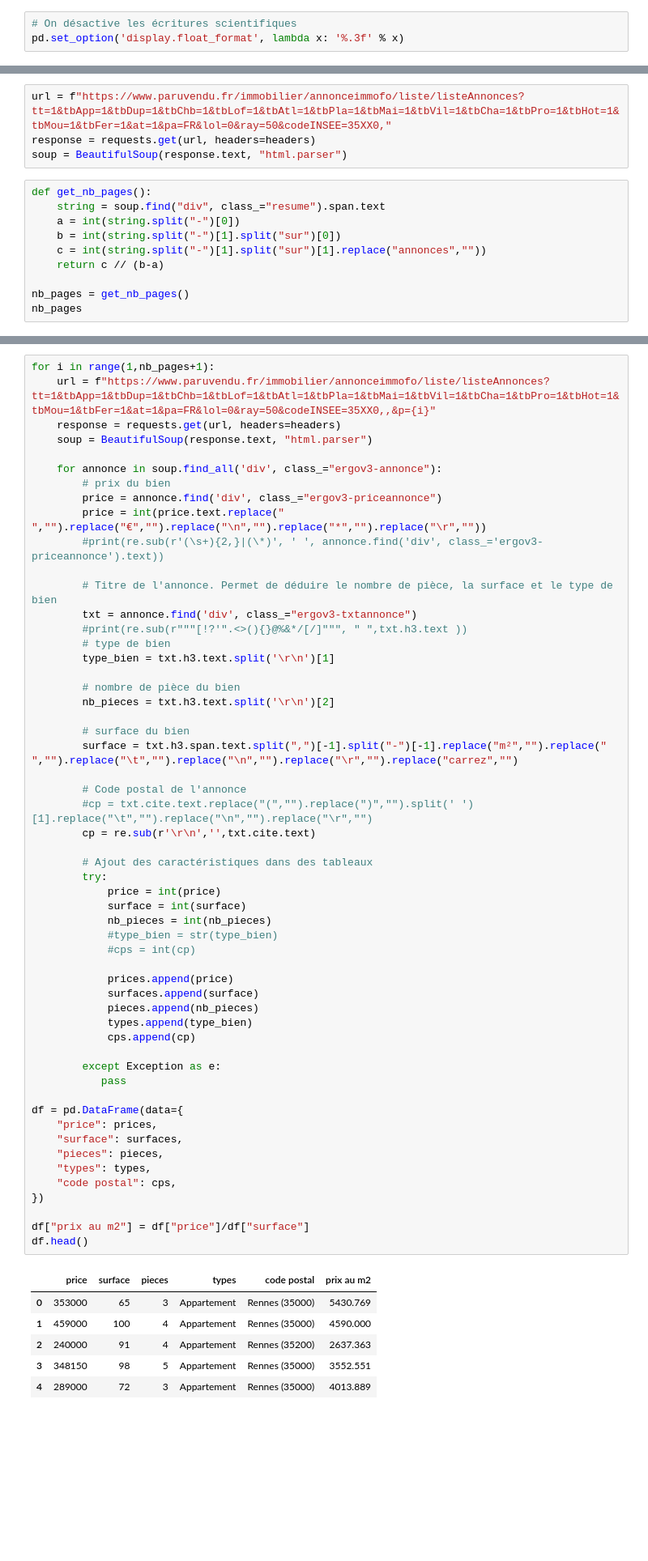
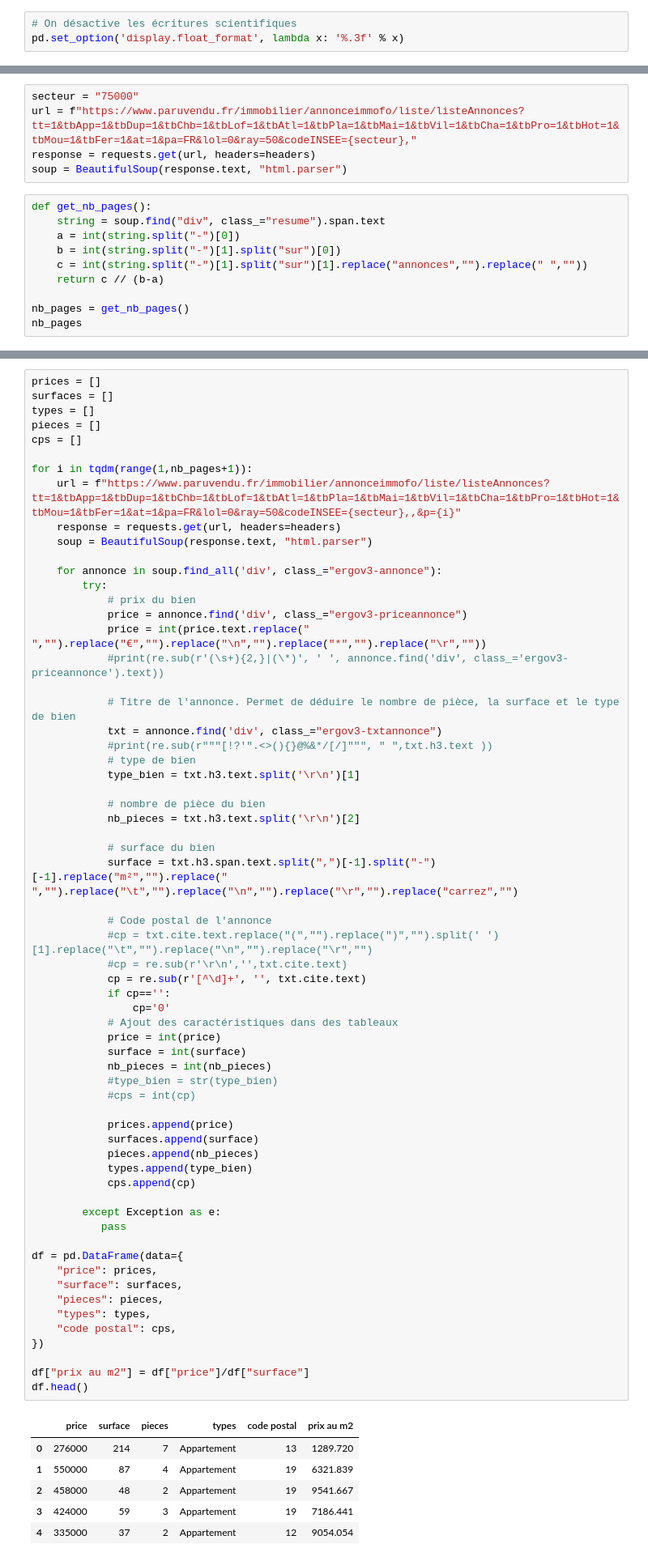
Before and after one commit to aandre35/real-estate-scraping, a Jupyter notebook: paru_vendu.ipynb, the cells around one changed output, grey strips where cells are left out. Shown at 81% size. Cells and saved outputs as stored; diff of their text form; blank space fills up the shorter version.

```diff
--- a/paru_vendu.ipynb
+++ b/paru_vendu.ipynb
@@ -22,7 +19,8 @@ headers = {
     'User-Agent': 'Mozilla/5.0 (Macintosh; Intel Mac OS X 10_10_1) AppleWebKit/537.36 (KHTML, like Gecko) Chrome/39.0.2171.95 Safari/537.36'
 }
 # %%
-url = f"https://www.paruvendu.fr/immobilier/annonceimmofo/liste/listeAnnonces?tt=1&tbApp=1&tbDup=1&tbChb=1&tbLof=1&tbAtl=1&tbPla=1&tbMai=1&tbVil=1&tbCha=1&tbPro=1&tbHot=1&tbMou=1&tbFer=1&at=1&pa=FR&lol=0&ray=50&codeINSEE=35XX0,"
+secteur = "75000"
+url = f"https://www.paruvendu.fr/immobilier/annonceimmofo/liste/listeAnnonces?tt=1&tbApp=1&tbDup=1&tbChb=1&tbLof=1&tbAtl=1&tbPla=1&tbMai=1&tbVil=1&tbCha=1&tbPro=1&tbHot=1&tbMou=1&tbFer=1&at=1&pa=FR&lol=0&ray=50&codeINSEE={secteur},"
 response = requests.get(url, headers=headers)
 soup = BeautifulSoup(response.text, "html.parser")
 # %%
@@ -30,7 +28,7 @@ def get_nb_pages():
     string = soup.find("div", class_="resume").span.text
     a = int(string.split("-")[0])
     b = int(string.split("-")[1].split("sur")[0])
-    c = int(string.split("-")[1].split("sur")[1].replace("annonces",""))
+    c = int(string.split("-")[1].split("sur")[1].replace("annonces","").replace(" ",""))
     return c // (b-a)
 
 nb_pages = get_nb_pages()
@@ -40,62 +38,70 @@ nb_pages
 # %%
-for i in range(1,nb_pages+1):
-    url = f"https://www.paruvendu.fr/immobilier/annonceimmofo/liste/listeAnnonces?tt=1&tbApp=1&tbDup=1&tbChb=1&tbLof=1&tbAtl=1&tbPla=1&tbMai=1&tbVil=1&tbCha=1&tbPro=1&tbHot=1&tbMou=1&tbFer=1&at=1&pa=FR&lol=0&ray=50&codeINSEE=35XX0,,&p={i}"
+prices = []
+surfaces = []
+types = []
+pieces = []
+cps = []
+
+for i in tqdm(range(1,nb_pages+1)):
+    url = f"https://www.paruvendu.fr/immobilier/annonceimmofo/liste/listeAnnonces?tt=1&tbApp=1&tbDup=1&tbChb=1&tbLof=1&tbAtl=1&tbPla=1&tbMai=1&tbVil=1&tbCha=1&tbPro=1&tbHot=1&tbMou=1&tbFer=1&at=1&pa=FR&lol=0&ray=50&codeINSEE={secteur},,&p={i}"
     response = requests.get(url, headers=headers)
     soup = BeautifulSoup(response.text, "html.parser")
 
     for annonce in soup.find_all('div', class_="ergov3-annonce"):
-        # prix du bien
-        price = annonce.find('div', class_="ergov3-priceannonce")
-        price = int(price.text.replace(" ","").replace("€","").replace("\n","").replace("*","").replace("\r",""))
-        #print(re.sub(r'(\s+){2,}|(\*)', ' ', annonce.find('div', class_='ergov3-priceannonce').text))
+        try:
+            # prix du bien
+            price = annonce.find('div', class_="ergov3-priceannonce")
+            price = int(price.text.replace(" ","").replace("€","").replace("\n","").replace("*","").replace("\r",""))
+            #print(re.sub(r'(\s+){2,}|(\*)', ' ', annonce.find('div', class_='ergov3-priceannonce').text))
 
-        # Titre de l'annonce. Permet de déduire le nombre de pièce, la surface et le type de bien
-        txt = annonce.find('div', class_="ergov3-txtannonce")
-        #print(re.sub(r"""[!?'".<>(){}@%&*/[/]""", " ",txt.h3.text ))
-        # type de bien
-        type_bien = txt.h3.text.split('\r\n')[1]
+            # Titre de l'annonce. Permet de déduire le nombre de pièce, la surface et le type de bien
+            txt = annonce.find('div', class_="ergov3-txtannonce")
+            #print(re.sub(r"""[!?'".<>(){}@%&*/[/]""", " ",txt.h3.text ))
+            # type de bien
+            type_bien = txt.h3.text.split('\r\n')[1]
 
-        # nombre de pièce du bien
-        nb_pieces = txt.h3.text.split('\r\n')[2]
+            # nombre de pièce du bien
+            nb_pieces = txt.h3.text.split('\r\n')[2]
 
-        # surface du bien
-        surface = txt.h3.span.text.split(",")[-1].split("-")[-1].replace("m²","").replace(" ","").replace("\t","").replace("\n","").replace("\r","").replace("carrez","")
+            # surface du bien
+            surface = txt.h3.span.text.split(",")[-1].split("-")[-1].replace("m²","").replace(" ","").replace("\t","").replace("\n","").replace("\r","").replace("carrez","")
 
-        # Code postal de l'annonce
-        #cp = txt.cite.text.replace("(","").replace(")","").split(' ')[1].replace("\t","").replace("\n","").replace("\r","")
-        cp = re.sub(r'\r\n','',txt.cite.text)
-
-        # Ajout des caractéristiques dans des tableaux
-        try:
+            # Code postal de l'annonce
+            #cp = txt.cite.text.replace("(","").replace(")","").split(' ')[1].replace("\t","").replace("\n","").replace("\r","")
+            #cp = re.sub(r'\r\n','',txt.cite.text)
+            cp = re.sub(r'[^\d]+', '', txt.cite.text)
+            if cp=='':
+                cp='0'
+            # Ajout des caractéristiques dans des tableaux
             price = int(price)
             surface = int(surface)
             nb_pieces = int(nb_pieces)
             #type_bien = str(type_bien)
             #cps = int(cp)
 
             prices.append(price)
             surfaces.append(surface)
             pieces.append(nb_pieces)
             types.append(type_bien)
             cps.append(cp)
 
         except Exception as e:
            pass
 
 df = pd.DataFrame(data={
     "price": prices,
     "surface": surfaces,
     "pieces": pieces,
     "types": types,
     "code postal": cps,
 })
 
 df["prix au m2"] = df["price"]/df["surface"]
 df.head()
 # %% [output]
 |  | price | surface | pieces | types | code postal | prix au m2 |
-| 0 | 353000 | 65 | 3 | Appartement | Rennes (35000) | 5430.769 |
-| 1 | 459000 | 100 | 4 | Appartement | Rennes (35000) | 4590.000 |
-| 2 | 240000 | 91 | 4 | Appartement | Rennes (35200) | 2637.363 |
-| 3 | 348150 | 98 | 5 | Appartement | Rennes (35000) | 3552.551 |
-| 4 | 289000 | 72 | 3 | Appartement | Rennes (35000) | 4013.889 |
+| 0 | 276000 | 214 | 7 | Appartement | 13 | 1289.720 |
+| 1 | 550000 | 87 | 4 | Appartement | 19 | 6321.839 |
+| 2 | 458000 | 48 | 2 | Appartement | 19 | 9541.667 |
+| 3 | 424000 | 59 | 3 | Appartement | 19 | 7186.441 |
+| 4 | 335000 | 37 | 2 | Appartement | 12 | 9054.054 |
```
Also changed, not shown: parts of 17 cells of this notebook, 4 other files.
